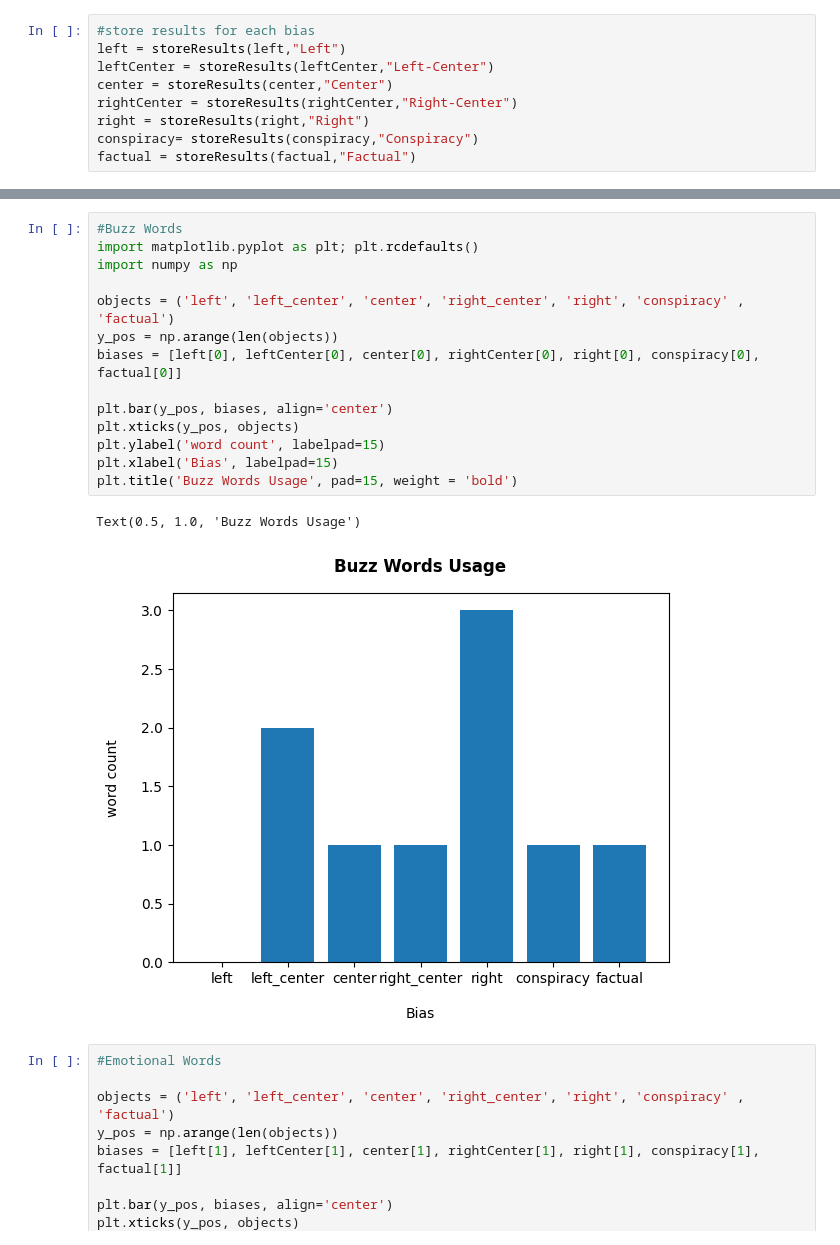
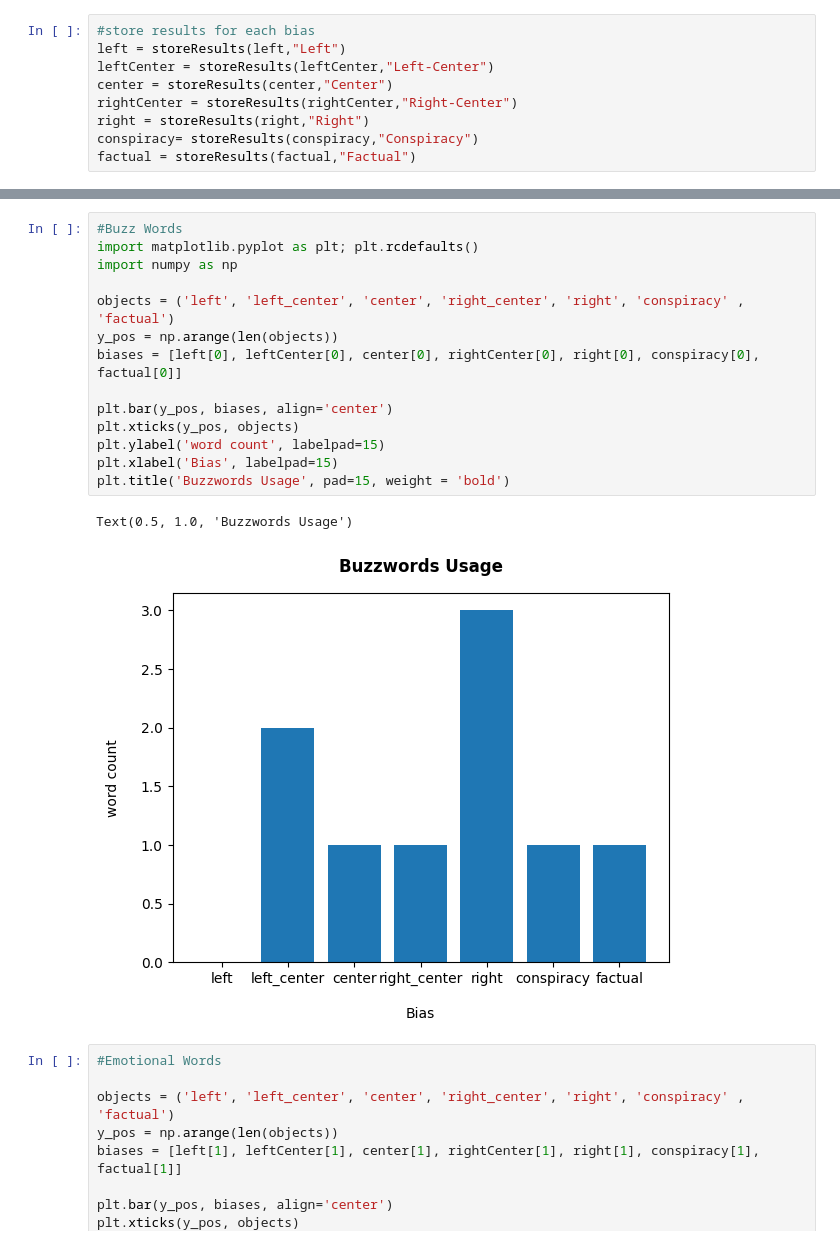
Before and after one commit to fdac20/NewsBias, a Jupyter notebook: newsBias.ipynb, the cells around one changed output, grey strips where cells are left out. Saved outputs shown, nothing was run; the diff lists cells and outputs as text.

```diff
--- a/newsBias.ipynb
+++ b/newsBias.ipynb
@@ -198,20 +182,20 @@ print(factual)
 # %%
 #Buzz Words
 import matplotlib.pyplot as plt; plt.rcdefaults()
 import numpy as np
 
 objects = ('left', 'left_center', 'center', 'right_center', 'right', 'conspiracy' , 'factual')
 y_pos = np.arange(len(objects))
 biases = [left[0], leftCenter[0], center[0], rightCenter[0], right[0], conspiracy[0], factual[0]]
 
 plt.bar(y_pos, biases, align='center')
 plt.xticks(y_pos, objects)
 plt.ylabel('word count', labelpad=15)
 plt.xlabel('Bias', labelpad=15)
-plt.title('Buzz Words Usage', pad=15, weight = 'bold')
+plt.title('Buzzwords Usage', pad=15, weight = 'bold')
 # %% [output]
-Text(0.5, 1.0, 'Buzz Words Usage')
+Text(0.5, 1.0, 'Buzzwords Usage')
-[figure, old version]
+[figure, new version]
 # %%
 #Emotional Words
 
```
Also changed, not shown: parts of 2 cells of this notebook.
